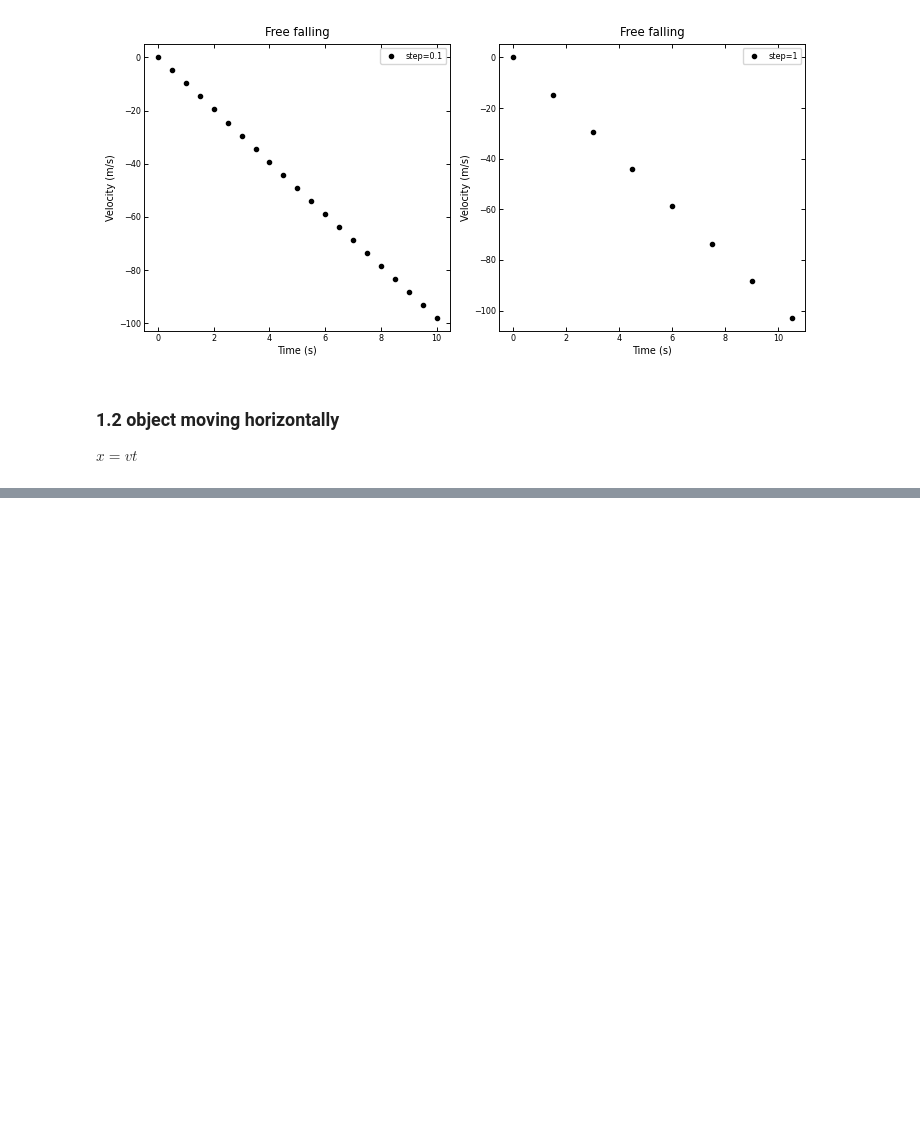
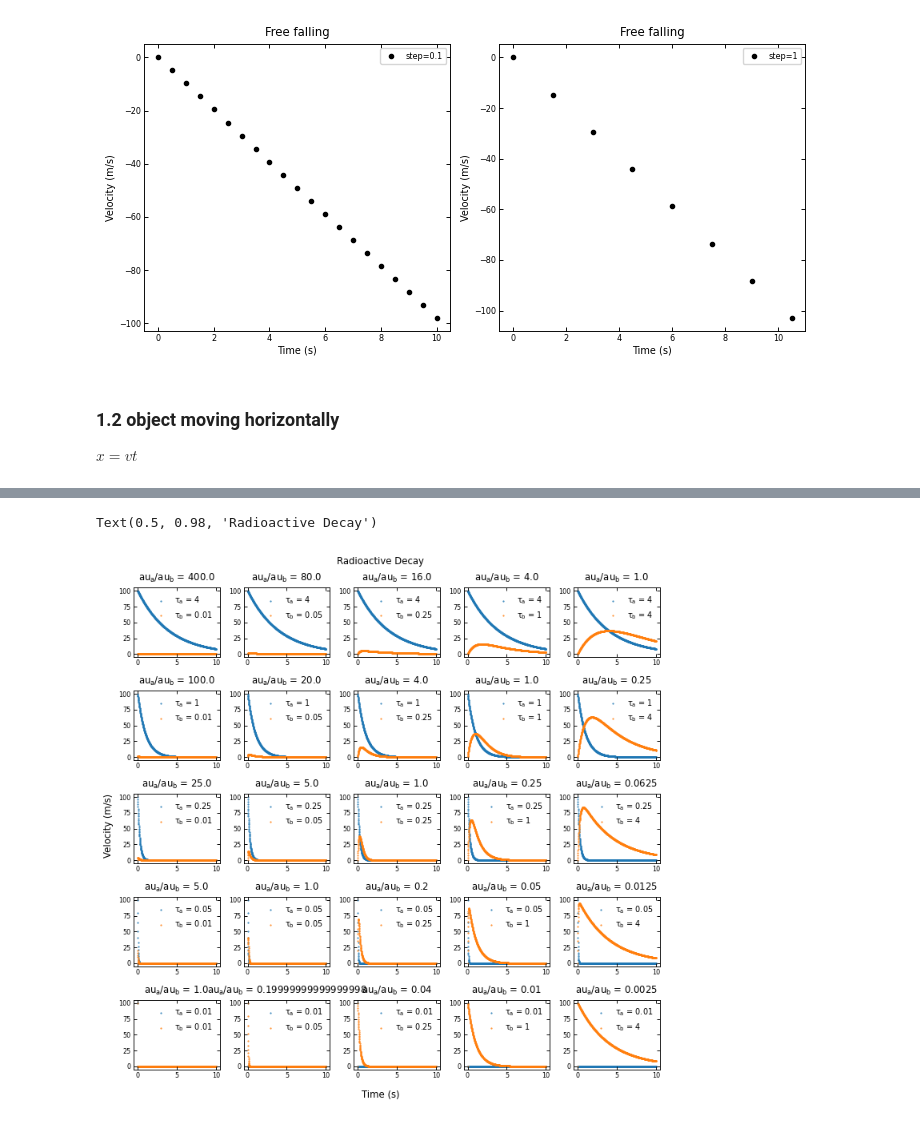
Before and after one commit to AdamZh0u/P007-Comp-Phy, a Jupyter notebook: src/Chp01-Numerical.ipynb, the cells around one changed output, grey strips where cells are left out. Drawn from its saved outputs; the diff is of its cells as text; code cells hidden in the pictures; blank space fills up the shorter version.

```diff
--- a/src/Chp01-Numerical.ipynb
+++ b/src/Chp01-Numerical.ipynb
@@ -109,0 +152,18 @@ $x = v t$
+# %%
+import numpy as np
+
+
+
+def radioactive_A(tau_a = 1, tau_b=1,Na0 = 100,step = 0.01):
+    t = np.arange(0,10+step,step)
+    n = len(t)
+    N_a = np.zeros(n)
+    N_b = np.zeros(n)
+    N_a[0] = Na0
+    N_b[0] = 0
+    for i in range(n-1):
+        N_a[i+1] = N_a[i] - N_a[i]*step/tau_a
+        N_b[i+1] = N_b[i] + (N_a[i]/tau_a - N_b[i]/tau_b)*step
+    return t,N_a,N_b
+# %%
+t,N_a,N_b = radioactive_A(tau_a = 1, tau_b = 1,Na0 = 100,step = 0.01)
@@ -109,0 +174,22 @@ $x = v t$
+# %%
+fig,ax = plt.subplots(5,5,figsize=(3.60236*2,3.5*2),dpi=100)
+ax = ax.flatten()
+ls_taua = [4,1,0.25,0.05,0.01]
+ls_taub = ls_taua[::-1]
+
+for i in range(len(ls_taua)**2):
+    a = ls_taua[i//5]
+    b = ls_taub[i%5]
+    t,N_a,N_b = radioactive_A(tau_a = a, tau_b = b,Na0 = 100,step = 0.01)
+    ax[i].scatter(t,N_a,s=1,marker='.',label = r'$\tau_a$ = {}'.format(a))
+    ax[i].scatter(t,N_b,s=1,marker='.',label = r'$\tau_b$ = {}'.format(b))
+    ax[i].legend(frameon=False,fontsize=7)
+    ratio = np.array(a/b)
+    ax[i].set_title(f'$\tau_a/\tau_b$ = {ratio}')
+
+fig.supxlabel("Time (s)")
+fig.supylabel("Velocity (m/s)")
+fig.suptitle("Radioactive Decay")
+# %% [output]
+Text(0.5, 0.98, 'Radioactive Decay')
+[figure, added]
```
Also changed, not shown: parts of 8 cells of this notebook.
